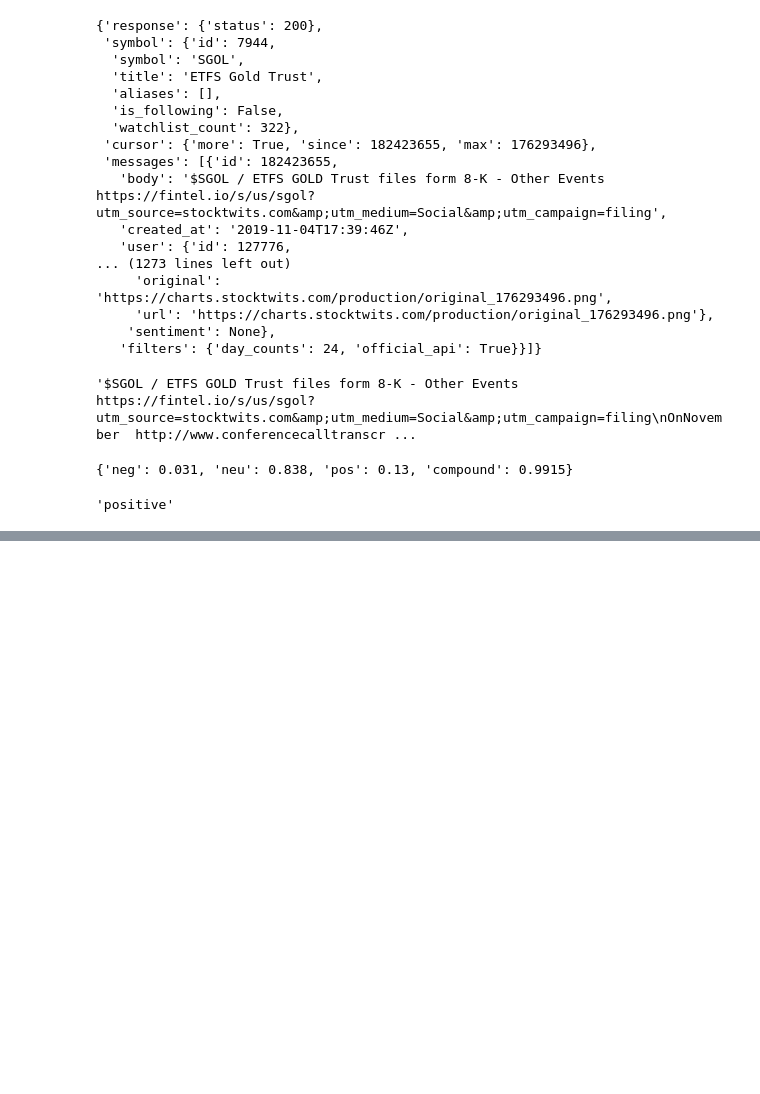
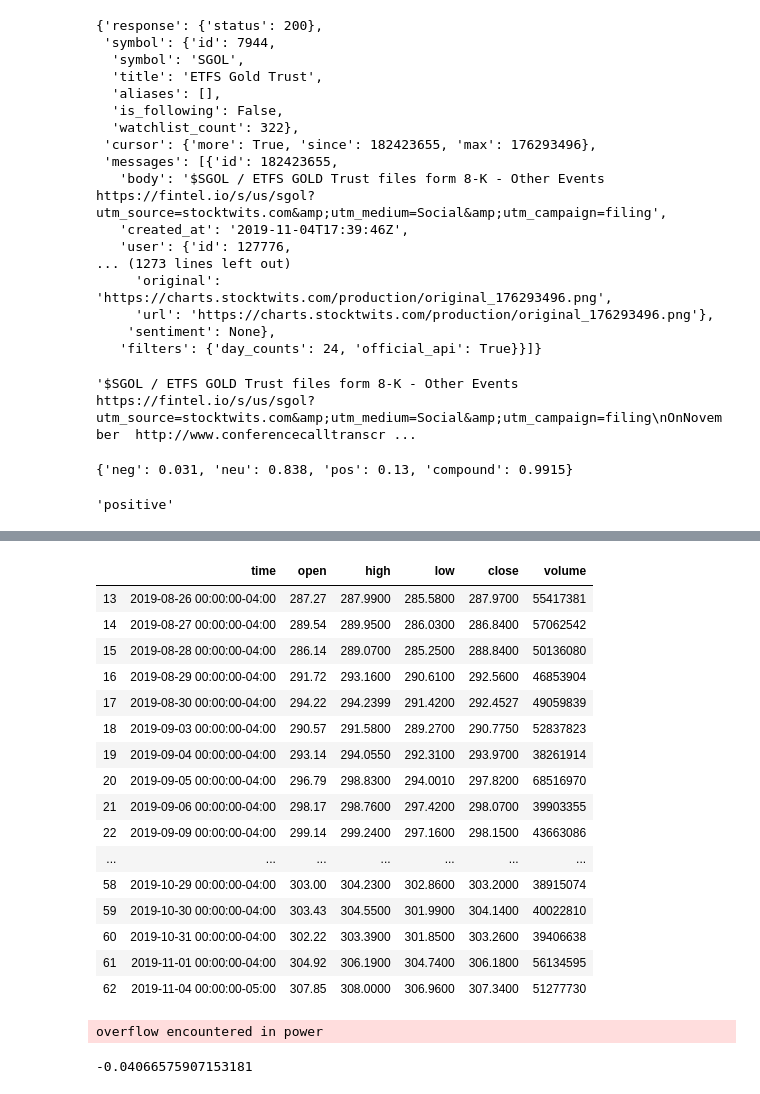
Before and after one commit to bbeale/u-nectix, a Jupyter notebook: research_contd.ipynb, the cells around one changed output, grey strips where cells are left out. Cells and saved outputs as stored; diff of their text form; code cells hidden in the pictures; blank space fills up the shorter version.

```diff
--- a/research_contd.ipynb
+++ b/research_contd.ipynb
@@ -407,0 +374,3 @@ plt.plot(minute_bars["close"].iloc[-50:], color="yellow")
+# %%
+spy_bars = selector.get_barset("SPY", "1D", backdate)
+spy_bars = selector.extract_bar_data(spy_bars, "SPY")
@@ -407,0 +403,30 @@ plt.plot(minute_bars["close"].iloc[-50:], color="yellow")
+# %%
+spy_bars.iloc[-50:]
+# %% [output]
+|  | time | open | high | low | close | volume |
+| 13 | 2019-08-26 00:00:00-04:00 | 287.27 | 287.9900 | 285.5800 | 287.9700 | 55417381 |
+| 14 | 2019-08-27 00:00:00-04:00 | 289.54 | 289.9500 | 286.0300 | 286.8400 | 57062542 |
+| 15 | 2019-08-28 00:00:00-04:00 | 286.14 | 289.0700 | 285.2500 | 288.8400 | 50136080 |
+| 16 | 2019-08-29 00:00:00-04:00 | 291.72 | 293.1600 | 290.6100 | 292.5600 | 46853904 |
+| 17 | 2019-08-30 00:00:00-04:00 | 294.22 | 294.2399 | 291.4200 | 292.4527 | 49059839 |
+| 18 | 2019-09-03 00:00:00-04:00 | 290.57 | 291.5800 | 289.2700 | 290.7750 | 52837823 |
+| 19 | 2019-09-04 00:00:00-04:00 | 293.14 | 294.0550 | 292.3100 | 293.9700 | 38261914 |
+| 20 | 2019-09-05 00:00:00-04:00 | 296.79 | 298.8300 | 294.0010 | 297.8200 | 68516970 |
+| 21 | 2019-09-06 00:00:00-04:00 | 298.17 | 298.7600 | 297.4200 | 298.0700 | 39903355 |
+| 22 | 2019-09-09 00:00:00-04:00 | 299.14 | 299.2400 | 297.1600 | 298.1500 | 43663086 |
+| ... | ... | ... | ... | ... | ... | ... |
+| 58 | 2019-10-29 00:00:00-04:00 | 303.00 | 304.2300 | 302.8600 | 303.2000 | 38915074 |
+| 59 | 2019-10-30 00:00:00-04:00 | 303.43 | 304.5500 | 301.9900 | 304.1400 | 40022810 |
+| 60 | 2019-10-31 00:00:00-04:00 | 302.22 | 303.3900 | 301.8500 | 303.2600 | 39406638 |
+| 61 | 2019-11-01 00:00:00-04:00 | 304.92 | 306.1900 | 304.7400 | 306.1800 | 56134595 |
+| 62 | 2019-11-04 00:00:00-05:00 | 307.85 | 308.0000 | 306.9600 | 307.3400 | 51277730 |
+# %%
+# calculate alpha and beta
+alpha = alpha(minute_bars["close"], spy_bars["close"])
+beta = beta(minute_bars["close"], spy_bars["close"])
+# %% [output]
+overflow encountered in power
+# %%
+beta
+# %% [output]
+-0.04066575907153181
```
Also changed, not shown: parts of 43 cells of this notebook.
